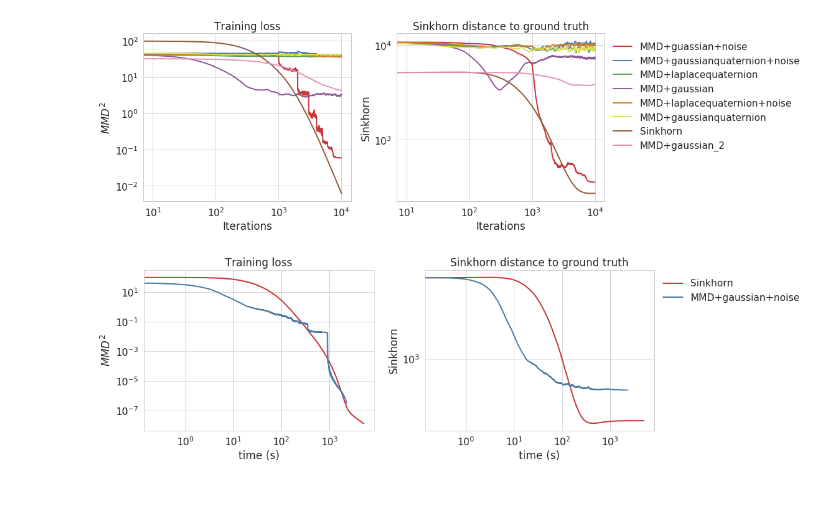
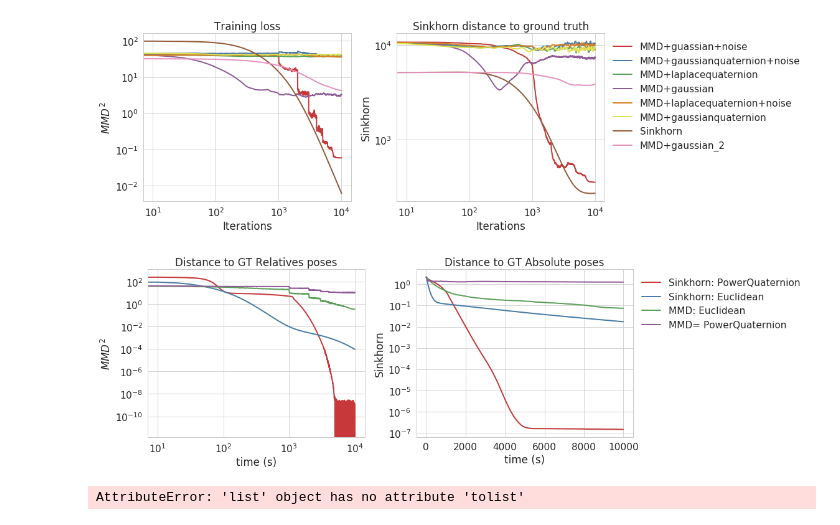
Before and after one commit to MichaelArbel/OT-sync, a Jupyter notebook: py/MMDSync/MMDSync.ipynb, the cells around one changed output. Saved outputs shown, nothing was run; the diff lists cells and outputs as text; code cells hidden in the pictures; blank space fills up the shorter version.

```diff
--- a/py/MMDSync/MMDSync.ipynb
+++ b/py/MMDSync/MMDSync.ipynb
@@ -86,29 +120,29 @@ for i, key in enumerate(res_path.keys()):
 # %%
 num_fig = 2
 fig, ax = plt.subplots(1,num_fig, figsize=(8*num_fig,5))
 
 value = 'loss'
-xaxis = 'time'
+xaxis = 'iteration'
 refresh=  False
-plot_from_dict(ax[0],xaxis, value, res_path, color_dict,refresh=refresh)
-ax[0].set_title('Training loss')
+plot_from_dict(ax[0],res_dicts, xaxis, value, color_dict)
+ax[0].set_title('Distance to GT Relatives poses')
 ax[0].set_xscale('log')
 ax[0].set_yscale('log')
 ax[0].set_ylabel('$MMD^2$')
 ax[0].set_xlabel('time (s)')
 #ax[0].legend()
 
 value = 'eval_dist'
-xaxis = 'time'
-plot_from_dict(ax[1],xaxis,  value, res_path, color_dict,refresh=refresh)
-ax[1].set_title('Sinkhorn distance to ground truth')
-ax[1].set_xscale('log')
+xaxis = 'iteration'
+plot_from_dict(ax[1],res_dicts, xaxis,  value, color_dict)
+ax[1].set_title('Distance to GT Absolute poses')
+ax[1].set_xscale('linear')
 ax[1].set_yscale('log')
 ax[1].set_ylabel('Sinkhorn')
 ax[1].set_xlabel('time (s)')
 ax[1].legend(bbox_to_anchor=(1., 1.),frameon=False)
 fig.tight_layout()
 filename = 'loss_sinkhorn_vs_mmd'
 save(filename)
 # %% [output]
-[figure, old version]
+[figure, new version]
@@ -114,0 +193,8 @@ save(filename)
+# %%
+bingham_1 = [[1, 0, 0, 0], [1, 0., 0, 0]]
+distributions= [matlab.double(bingham_1.tolist())]
+V,Z,F = eng.bingham_fit(distributions[0],nargout=3)
+V = np.array(V)
+V
+# %% [output]
+AttributeError: 'list' object has no attribute 'tolist'
```
Also changed, not shown: parts of 13 cells of this notebook, 7 other files.
